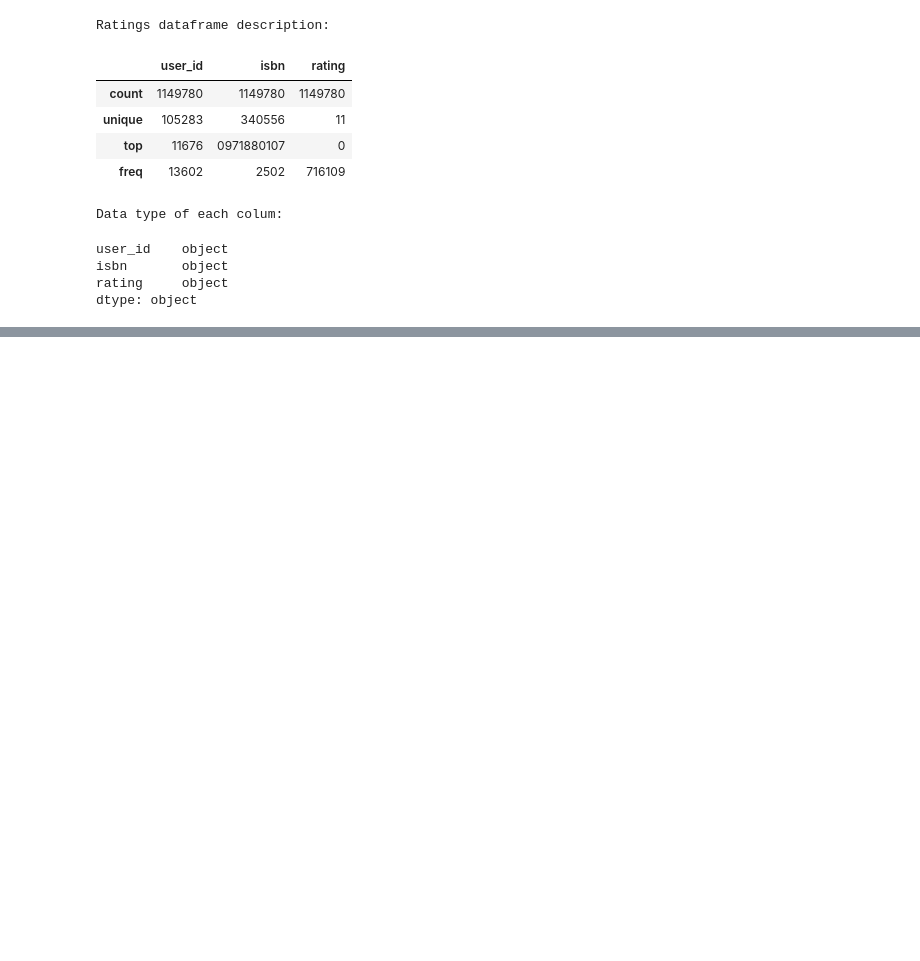
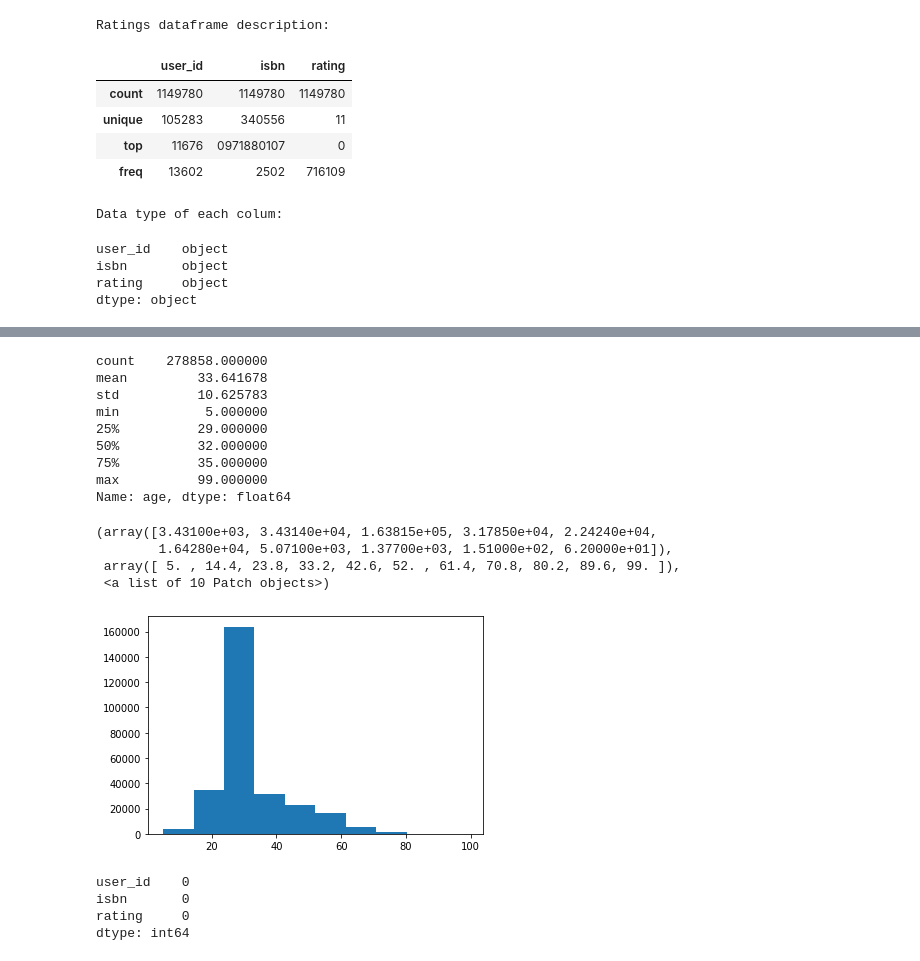
Before and after one commit to ngotruongminhdat/Final-Project--RS, a Jupyter notebook: Proccess_Data.ipynb, the cells around one changed output, grey strips where cells are left out. Drawn from its saved outputs; the diff is of its cells as text; code cells hidden in the pictures; blank space fills up the shorter version.

```diff
--- a/Proccess_Data.ipynb
+++ b/Proccess_Data.ipynb
@@ -128,0 +174,28 @@ books_df['year_of_publication'] = books_df['year_of_publication'].astype(int)
+# %%
+users_df.loc[(users_df.age>99) | (users_df.age<5),'age'] = np.nan
+users_df.age = users_df.age.fillna(users_df.age.median()) # fillna with median value
+users_df['age'].describe()
+plt.hist(users_df['age'], bins = 10)
+# %% [output]
+count    278858.000000
+mean         33.641678
+std          10.625783
+min           5.000000
+25%          29.000000
+50%          32.000000
+75%          35.000000
+max          99.000000
+Name: age, dtype: float64
+(array([3.43100e+03, 3.43140e+04, 1.63815e+05, 3.17850e+04, 2.24240e+04,
+        1.64280e+04, 5.07100e+03, 1.37700e+03, 1.51000e+02, 6.20000e+01]),
+ array([ 5. , 14.4, 23.8, 33.2, 42.6, 52. , 61.4, 70.8, 80.2, 89.6, 99. ]),
+ <a list of 10 Patch objects>)
+[figure, added]
+# %%
+# Ratings dataframe
+ratings_df.isnull().sum()
+# %% [output]
+user_id    0
+isbn       0
+rating     0
+dtype: int64
```
Also changed, not shown: parts of 15 cells of this notebook.
